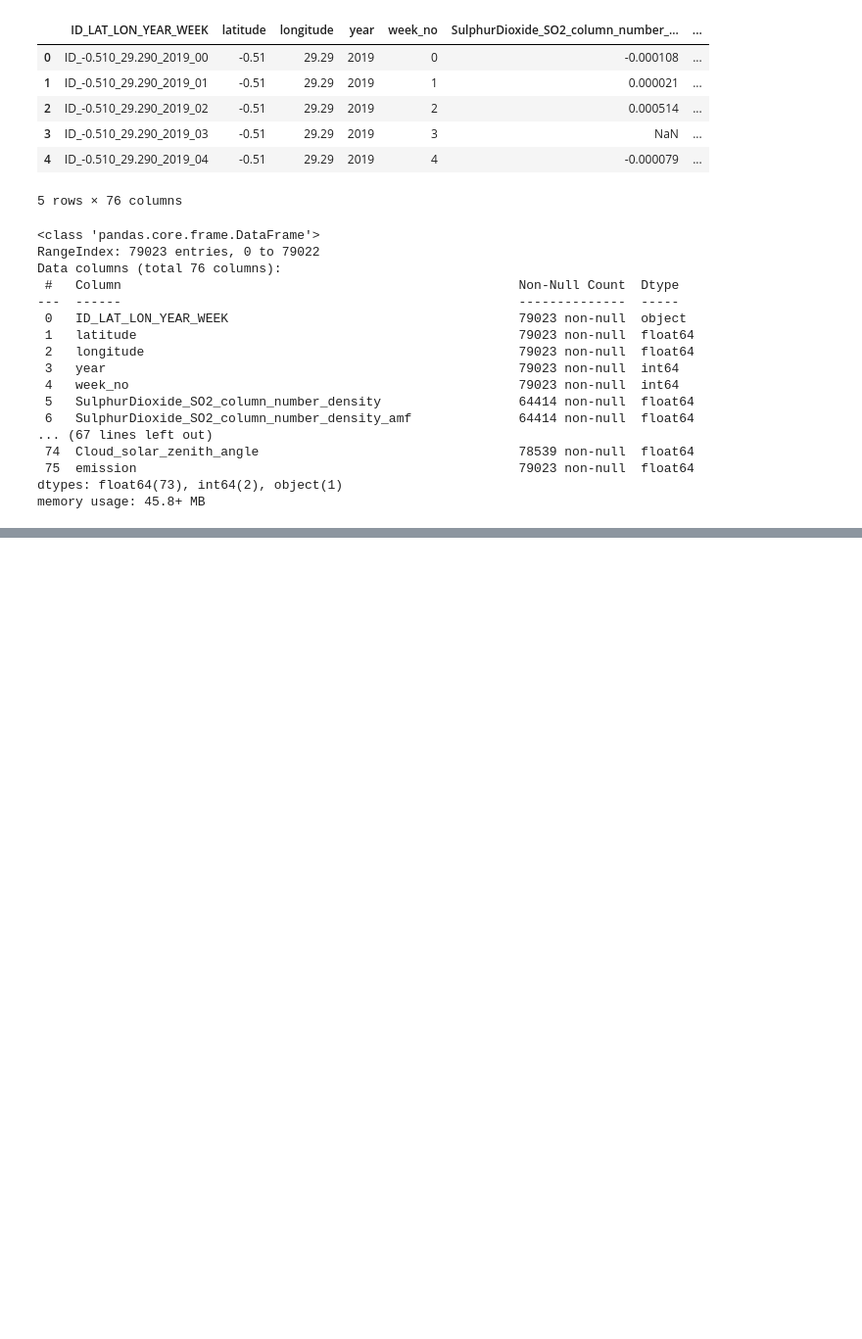
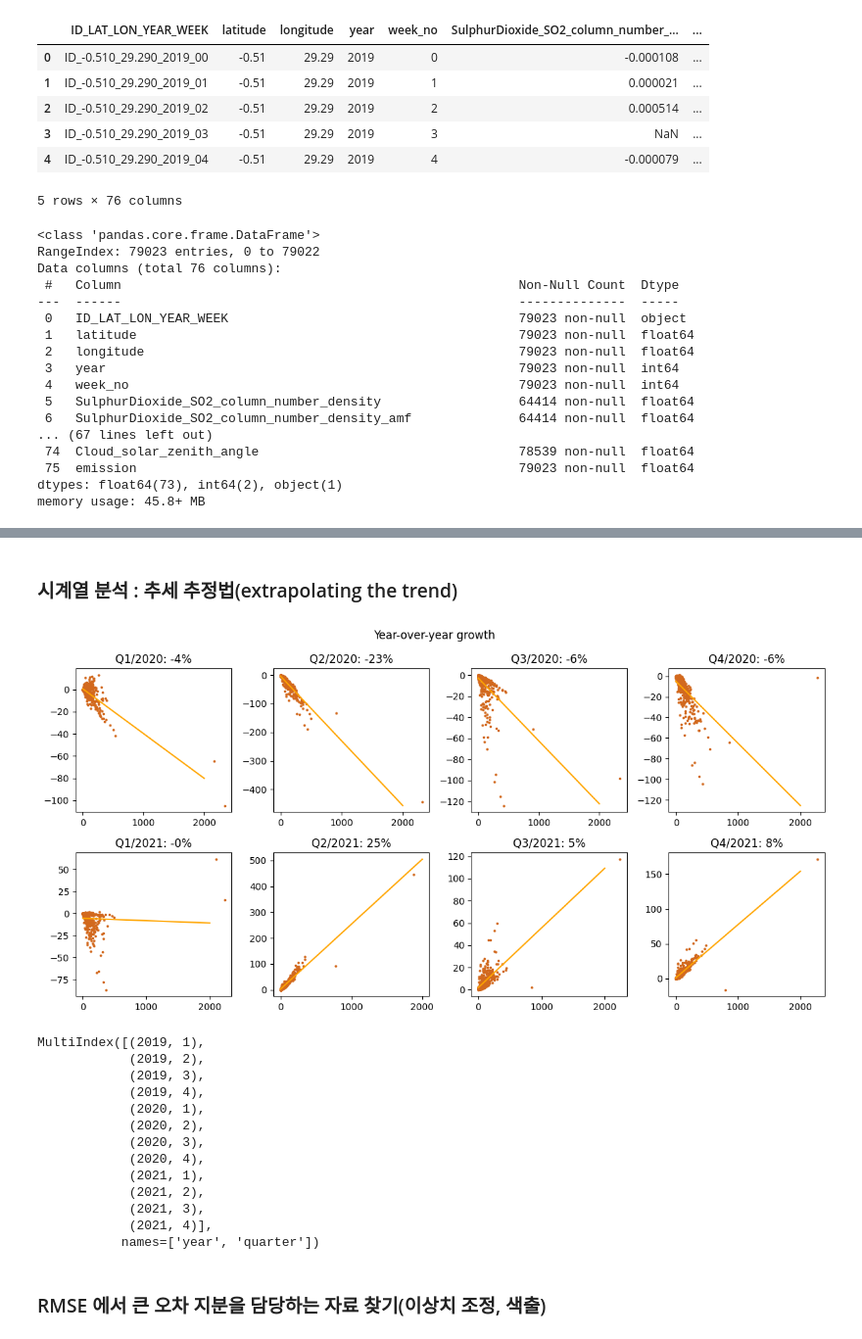
Before and after one commit to linusms/kaggle, a Jupyter notebook: playground-series-s3e20/playground-s3e20 20230922 EDA.ipynb, the cells around one changed output, grey strips where cells are left out. Shown at 98% size. Saved outputs shown, nothing was run; the diff lists cells and outputs as text; code cells hidden in the pictures; blank space fills up the shorter version.

```diff
--- a/playground-series-s3e20/playground-s3e20 20230922 EDA.ipynb
+++ b/playground-series-s3e20/playground-s3e20 20230922 EDA.ipynb
@@ -42,0 +241,53 @@ seaborn.barplot(x=train['year'], y=train['emission'])
+# %% [markdown]
+### 시계열 분석 : 추세 추정법(extrapolating the trend)
+# %%
+from sklearn.linear_model import LinearRegression
+
+temp = train.copy()
+# 주차에 따른 분기 계산법 (14로 나눈몫 +1)
+temp['quarter'] = temp['week_no'] // 14 + 1
+grouped = temp.groupby(['longitude', 'latitude', 'year', 'quarter'])[['emission']].mean()
+# unstack: 계산은 묶어서, 나중에 볼때는 위경도를 멀티인덱스에서 빼고 열로 넣기 (피벗 테이블에서)
+grouped = grouped.unstack(['longitude', 'latitude'])
+delta = 4
+# grouped 된 객체에도 shift 적용가능(여기서는 4분기==1년 차이를 계산)
+one_year_difference = grouped.shift(-delta) - grouped
+
+n_diagrams = 8
+_, axs = plt.subplots(2, 4, figsize=(12, 6))
+
+for i in range(n_diagrams):
+    #subplot canvas들이 n*m 행렬 모양으로 저장됨 -> ravel로 펴기
+    ax = axs.ravel()[i]
+    ax.scatter(grouped.iloc[i], one_year_difference.iloc[i], c='chocolate', s=3)
+    lr = LinearRegression()
+    lr.fit(grouped.iloc[i].values.reshape(-1, 1), one_year_difference.iloc[i])
+    xs = np.array([[0], [2000]])
+    y_pred = lr.predict(xs)
+    ax.plot(xs, y_pred, color='orange')
+    index = grouped.index[i+delta]
+    ax.set_title(f"Q{index[1]}/{index[0]}: {lr.coef_[0]:1.0%}")
+    ax.set_xticks([0, 1000, 2000])
+plt.suptitle('Year-over-year growth')
+plt.tight_layout()
+# plt.savefig('growth.png', bbox_inches='tight')
+plt.show()
+
+print(grouped.index)
+# %% [output]
+[figure, added]
+MultiIndex([(2019, 1),
+            (2019, 2),
+            (2019, 3),
+            (2019, 4),
+            (2020, 1),
+            (2020, 2),
+            (2020, 3),
+            (2020, 4),
+            (2021, 1),
+            (2021, 2),
+            (2021, 3),
+            (2021, 4)],
+           names=['year', 'quarter'])
+# %% [markdown]
+### RMSE 에서 큰 오차 지분을 담당하는 자료 찾기(이상치 조정, 색출)
```
Also changed, not shown: parts of 34 cells of this notebook.
